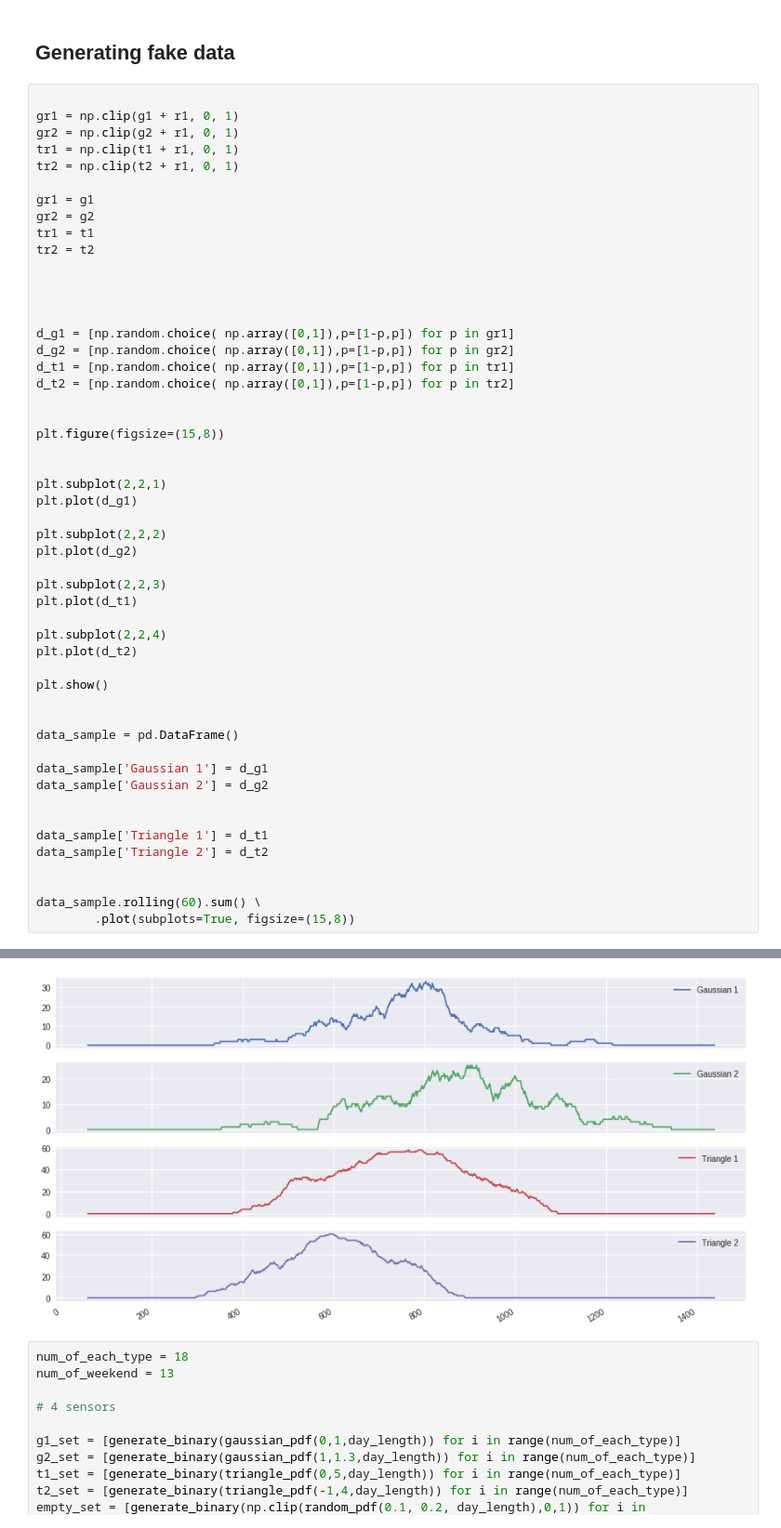
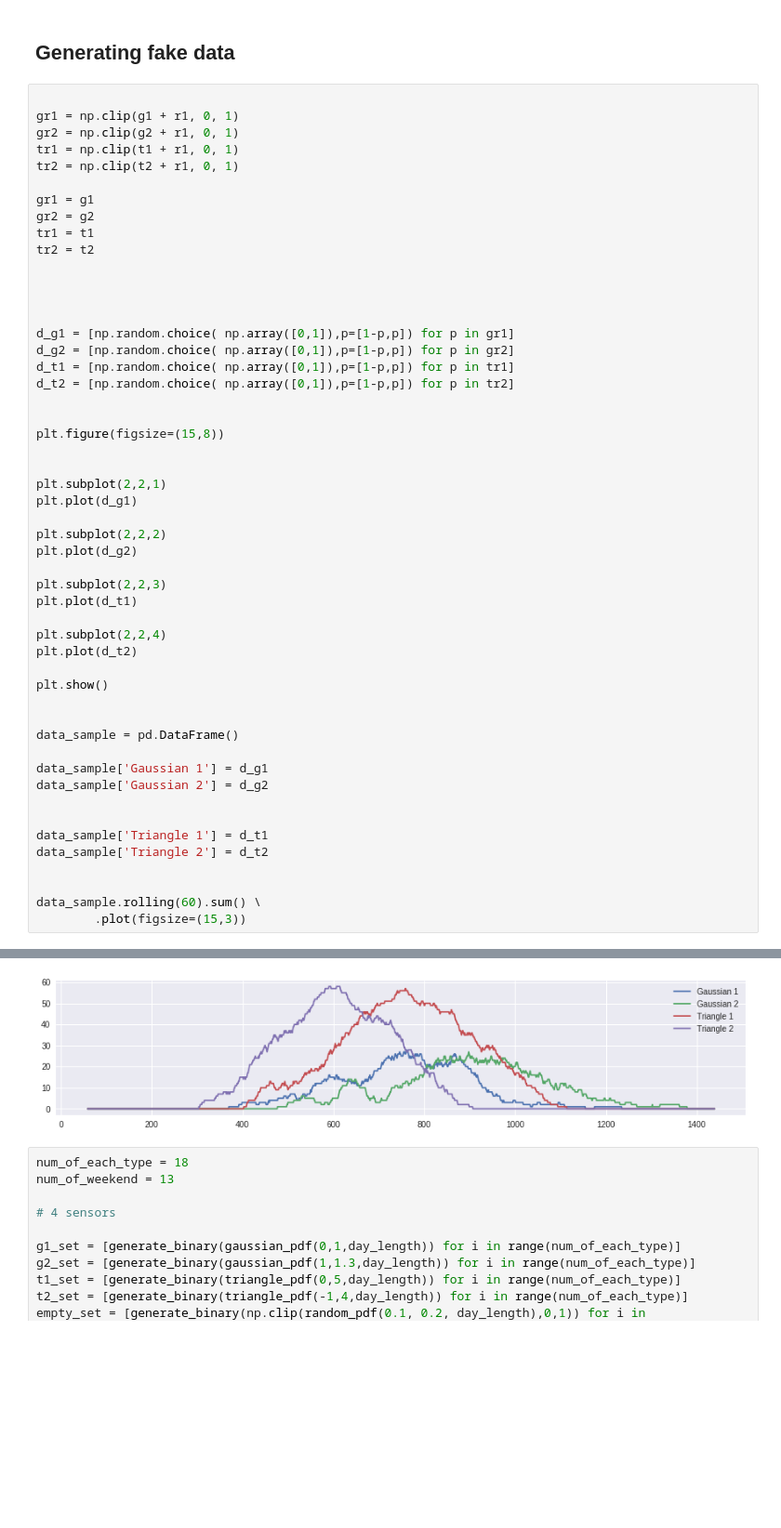
Before and after one commit to DongminWu/MLpractice, a Jupyter notebook: seq2seq_autoencoder.ipynb, the cells around one changed output, grey strips where cells are left out. Shown at 93% size. Drawn from its saved outputs; the diff is of its cells as text; blank space fills up the shorter version.

```diff
--- a/seq2seq_autoencoder.ipynb
+++ b/seq2seq_autoencoder.ipynb
@@ -178,5 +176,5 @@ data_sample['Triangle 2'] = d_t2
 
 
 data_sample.rolling(60).sum() \
-        .plot(subplots=True, figsize=(15,8))
+        .plot(figsize=(15,3))
 # %% [output]
@@ -189,4 +183,4 @@ array([<matplotlib.axes._subplots.AxesSubplot object at 0x...>,
-[figure, old version]
+[figure, new version]
 # %%
 num_of_each_type = 18
 num_of_weekend = 13
```
Also changed, not shown: parts of 36 cells of this notebook.
